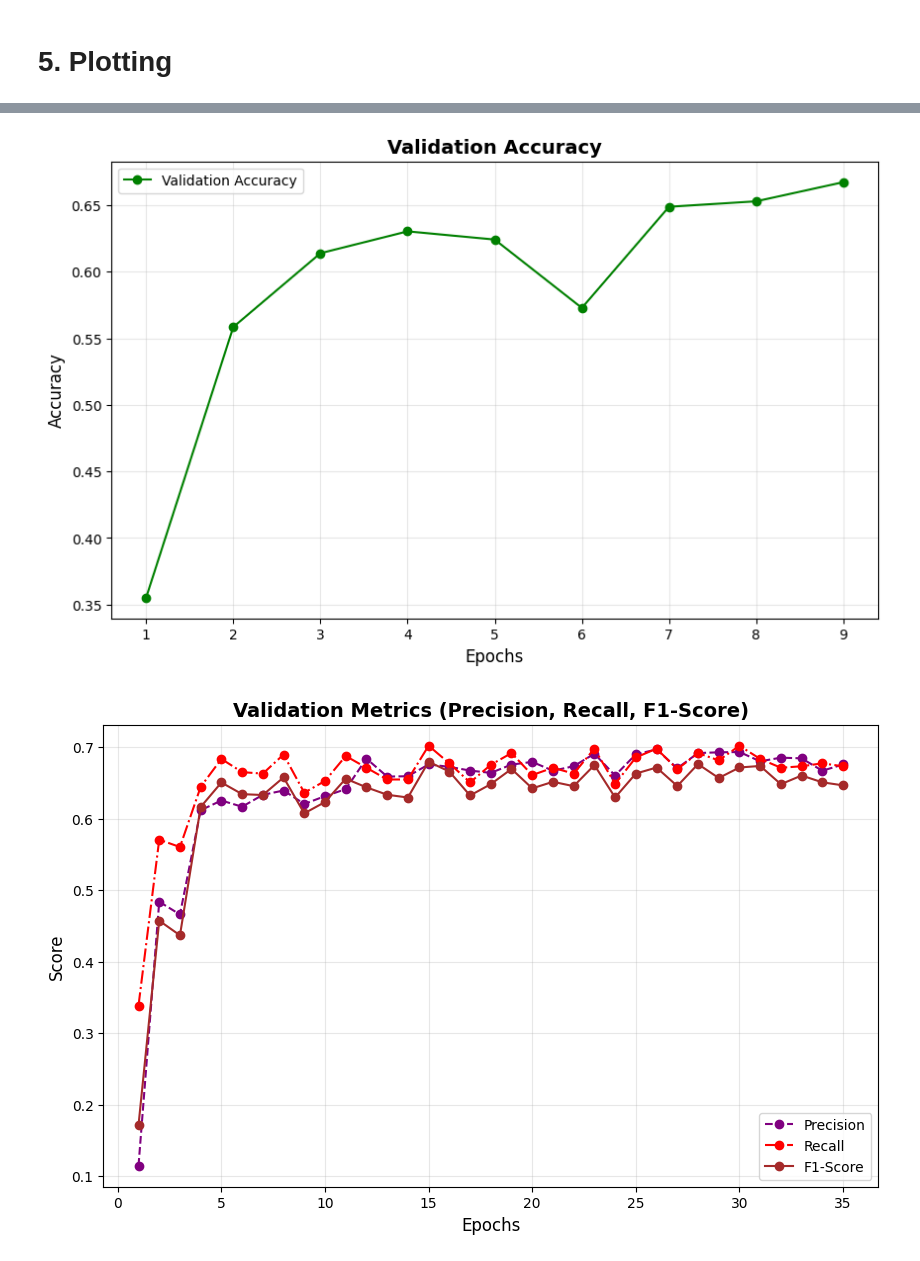
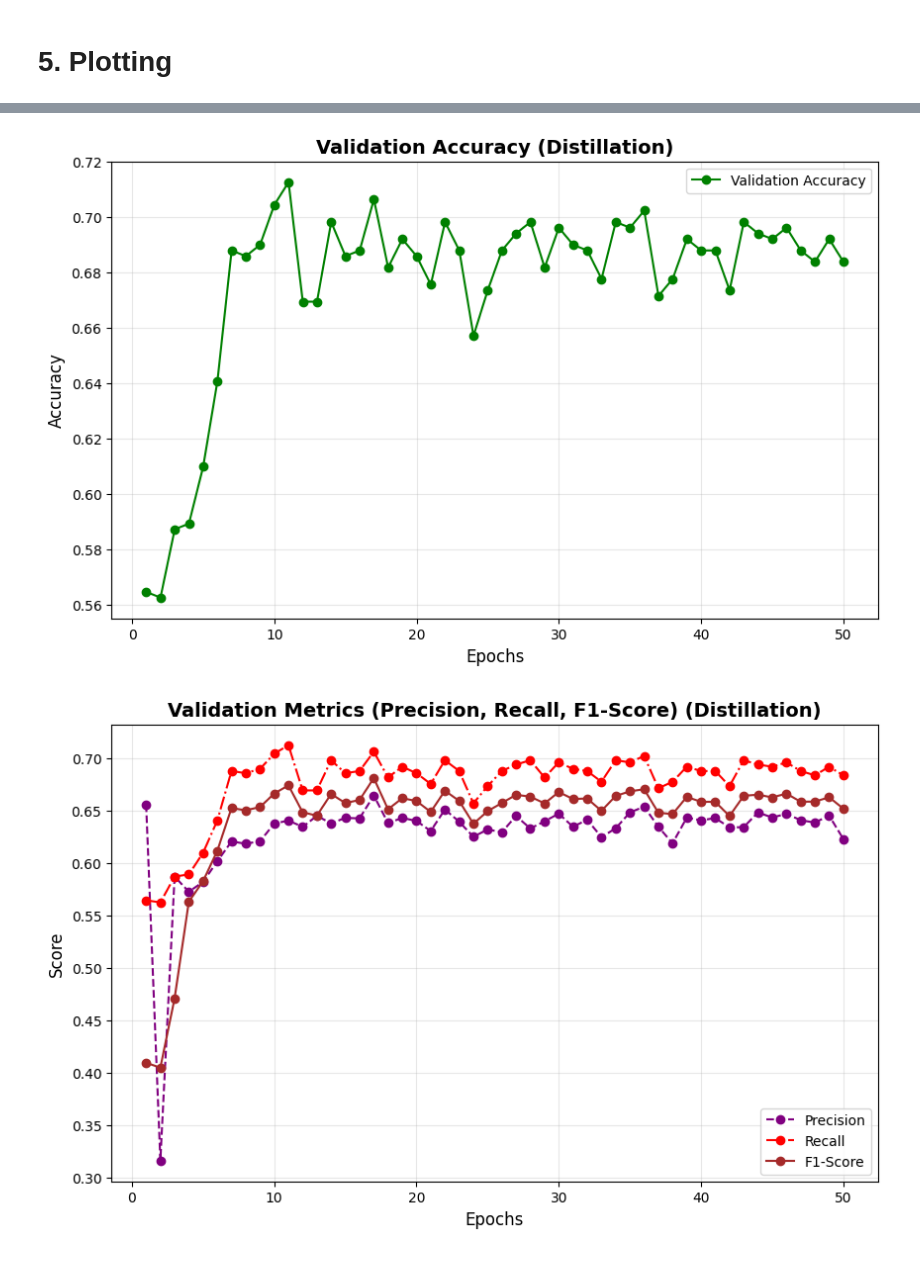
Before and after one commit to wenqingmao/aws-distillation-project, a Jupyter notebook: distillation.ipynb, the cells around one changed output, grey strips where cells are left out. Saved outputs shown, nothing was run; the diff lists cells and outputs as text; code cells hidden in the pictures.

Commit message:
student model (BioMedBERT-base) achieved 71% acc, added alpha for mixed loss metric.

```diff
--- a/distillation.ipynb
+++ b/distillation.ipynb
@@ -67,7 +67,7 @@ You should probably TRAIN this model on a down-stream task to be able to use it
 ## 3.1 Convert Soft Labels to HF Dataset and Tokenize
 # %%
 # ✅ Step 2: Load soft labels from file
-with open("soft_labels_from_finetuned_biogpt.json", "r") as f:
+with open("soft_labels_T1.5.json", "r") as f:
     soft_dataset = json.load(f)
 # %%
 # ✅ Step 3: Convert soft dataset to HF Dataset and tokenize
@@ -192,6 +194,7 @@ student_model.parameters()
 # %% [output]
 <generator object Module.parameters at 0x...>
 # %%
+
 # ✅ Step 5.9 Initialize validation metrics
 train_losses = []
 val_losses = []
@@ -206,5 +209,8 @@ best_val_loss = 100
 best_accuracy = 0
 patience = 30
 counter = 0
+alpha = 0.5 # alpha * KL + (1 - alpha) * CE
+loss_tolerance = 0.02 # Save model if new accuracy is better and new loss is within this tolerance
+acc_margin = 0.005 # Save model if new accuracy is better than the best accuracy by this margin
 # %%
 # Reload previous metrics if they exist
@@ -242,7 +251,6 @@ for epoch in range(epochs):
         outputs = student_model(input_ids=input_ids, attention_mask=attention_mask)
         logits = outputs.logits
         log_probs = torch.nn.functional.log_softmax(logits, dim=-1)
-        alpha = 0.7
         loss = alpha * loss_fn_kl(log_probs, soft_labels) + (1 - alpha) * loss_fn_ce(logits, hard_labels)
 
         loss.backward()
@@ -314,18 +322,21 @@ for epoch in range(epochs):
     print(f"           └ Val CE-only Loss (for gold-only comparison): {avg_val_ce_loss:.4f}")
 
     # Early Stopping
-    if avg_val_loss < best_val_loss:
+    # Save only when acc >= 0.65
+    # and new accuracy is better than the best accuracy by acc_margin
+    # and new loss is within loss_tolerance of the best loss
+    if (accuracy >= 0.65 and accuracy - best_accuracy >= acc_margin and avg_val_loss - best_val_loss <= loss_tolerance):
+        counter = 0
         best_val_loss = avg_val_loss
-        counter = 0
+        best_accuracy = accuracy
+        print("New best val_loss:", best_val_loss, "New best accuracy:", best_accuracy)
         # Save the best model
-        if accuracy >= best_accuracy:
-            best_accuracy = accuracy
-            # output_dir = "/home/shared/models/student_distilled"
-            # student_model.save_pretrained(output_dir)
-            # student_tokenizer.save_pretrained(output_dir)
-            # print("Best model saved!")
-            print("New best val_loss:", best_val_loss, "New best accuracy:", best_accuracy)
-    else:
+        output_dir = "/home/shared/models/student_distilled"
+        student_model.save_pretrained(output_dir)
+        student_tokenizer.save_pretrained(output_dir)
+        print("Best model saved!")
+
+    if avg_val_loss >= best_val_loss and accuracy < best_accuracy:
         counter += 1
         if counter >= patience:
             print("Early stopping triggered")
@@ -446,23 +441,23 @@ plt.figure(figsize=(10, 6))
 plt.plot(epochs, val_accuracies, label="Validation Accuracy", marker="o", linestyle="-", color="green")
 plt.xlabel("Epochs", fontsize=12)
 plt.ylabel("Accuracy", fontsize=12)
-plt.title("Validation Accuracy", fontsize=14, fontweight="bold")
+plt.title("Validation Accuracy (Distillation)", fontsize=14, fontweight="bold")
 plt.legend(fontsize=10)
 plt.grid(alpha=0.3)
 plt.show()
 # %% [output]
-[figure, old version]
+[figure, new version]
 # %%
 # Plot Precision, Recall, and F1-Score
 plt.figure(figsize=(10, 6))
 plt.plot(epochs, val_precisions, label="Precision", marker="o", linestyle="--", color="purple")
 plt.plot(epochs, val_recalls, label="Recall", marker="o", linestyle="-.", color="red")
 plt.plot(epochs, val_f1_scores, label="F1-Score", marker="o", linestyle="-", color="brown")
 plt.xlabel("Epochs", fontsize=12)
 plt.ylabel("Score", fontsize=12)
-plt.title("Validation Metrics (Precision, Recall, F1-Score)", fontsize=14, fontweight="bold")
+plt.title("Validation Metrics (Precision, Recall, F1-Score) (Distillation)", fontsize=14, fontweight="bold")
 plt.legend(fontsize=10)
 plt.grid(alpha=0.3)
 plt.show()
 # %% [output]
-[figure, old version]
+[figure, new version]
```
Also changed, not shown: parts of 8 cells of this notebook.
